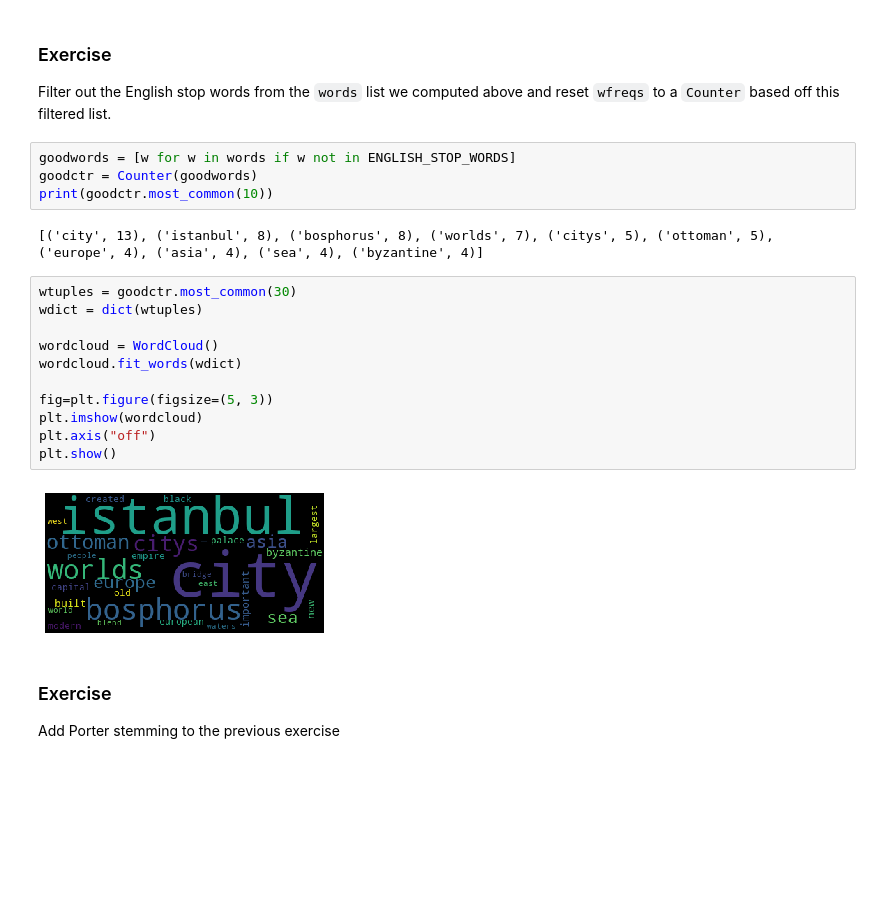
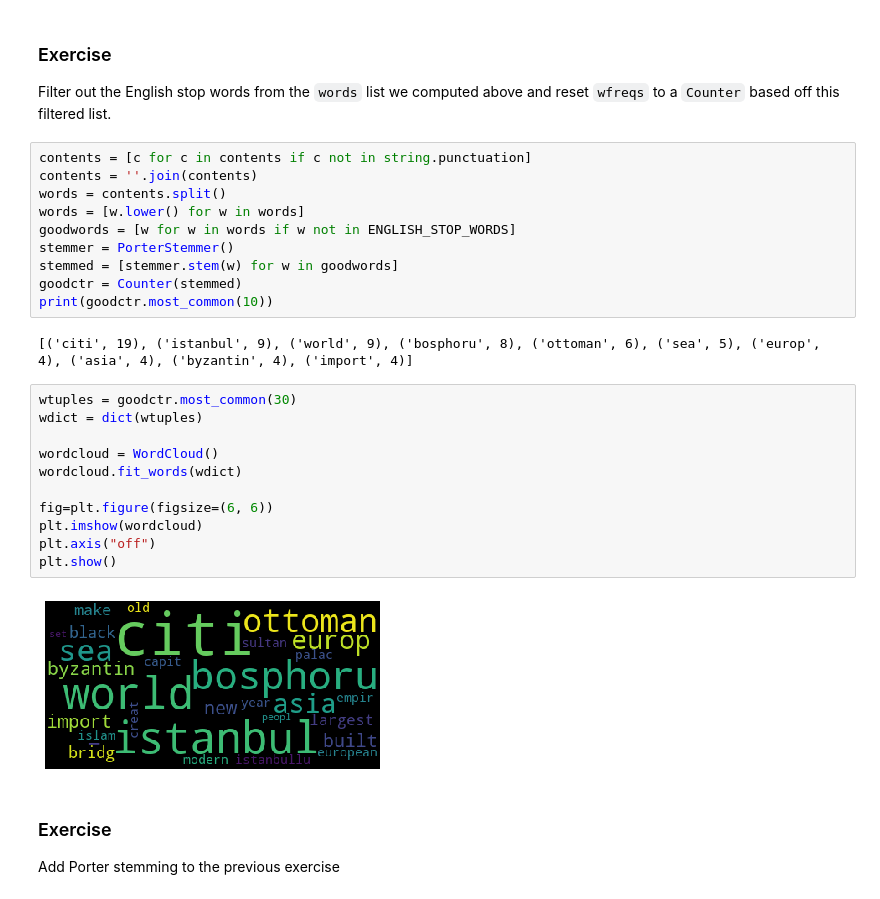
Before and after one commit to parrt/msds692, a Jupyter notebook: notes/text.ipynb, the cells around one changed output. Saved outputs shown, nothing was run; the diff lists cells and outputs as text; blank space fills up the shorter version.

```diff
--- a/notes/text.ipynb
+++ b/notes/text.ipynb
@@ -160,24 +160,30 @@ print(english[:25])                # Print 25 of the words
 
 Filter out the English stop words from the `words` list we computed above and reset `wfreqs` to a `Counter` based off this filtered list.
 # %%
+contents = [c for c in contents if c not in string.punctuation]
+contents = ''.join(contents)
+words = contents.split()
+words = [w.lower() for w in words]
 goodwords = [w for w in words if w not in ENGLISH_STOP_WORDS]
-goodctr = Counter(goodwords)
+stemmer = PorterStemmer()
+stemmed = [stemmer.stem(w) for w in goodwords]
+goodctr = Counter(stemmed)
 print(goodctr.most_common(10))
 # %% [output]
-[('city', 13), ('istanbul', 8), ('bosphorus', 8), ('worlds', 7), ('citys', 5), ('ottoman', 5), ('europe', 4), ('asia', 4), ('sea', 4), ('byzantine', 4)]
+[('citi', 19), ('istanbul', 9), ('world', 9), ('bosphoru', 8), ('ottoman', 6), ('sea', 5), ('europ', 4), ('asia', 4), ('byzantin', 4), ('import', 4)]
 # %%
 wtuples = goodctr.most_common(30)
 wdict = dict(wtuples)
 
 wordcloud = WordCloud()
 wordcloud.fit_words(wdict)
 
-fig=plt.figure(figsize=(5, 3))
+fig=plt.figure(figsize=(6, 6))
 plt.imshow(wordcloud)
 plt.axis("off")
 plt.show()
 # %% [output]
-[figure, old version]
+[figure, new version]
 # %% [markdown]
 ### Exercise
 
```
Also changed, not shown: parts of 1 cell of this notebook, 1 other file.
